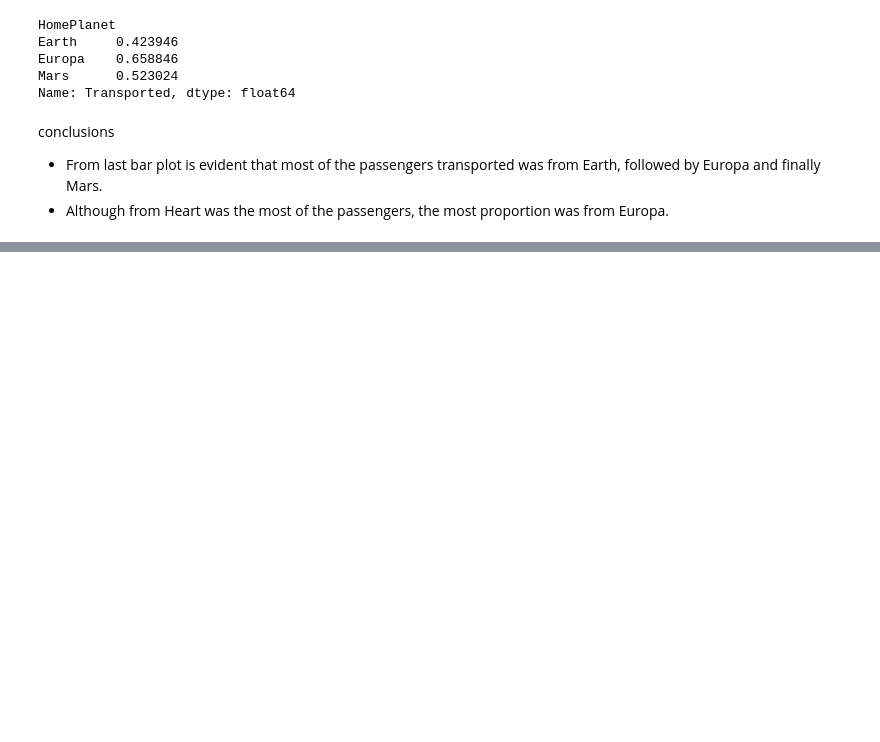
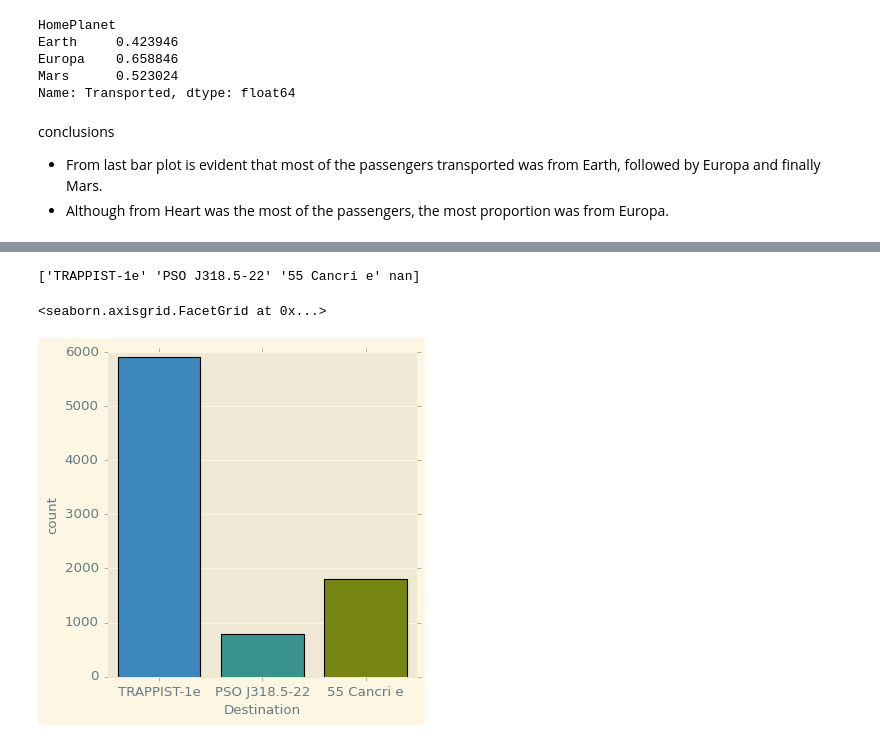
Before and after one commit to SebasAI95/Kaggle_challenge, a Jupyter notebook: spaceship_challenge_02.ipynb, the cells around one changed output, grey strips where cells are left out. Cells and saved outputs as stored; diff of their text form; code cells hidden in the pictures; blank space fills up the shorter version.

```diff
--- a/spaceship_challenge_02.ipynb
+++ b/spaceship_challenge_02.ipynb
@@ -148,0 +168,11 @@ conclusions
+# %%
+# Exist three different destinations, so may be important observe the most desired destination
+destinations = train_data["Destination"].unique()
+print(destinations)
+
+plt.style.use('Solarize_Light2')
+sns.catplot(x="Destination", kind="count", data=train_data)
+# %% [output]
+['TRAPPIST-1e' 'PSO J318.5-22' '55 Cancri e' nan]
+<seaborn.axisgrid.FacetGrid at 0x...>
+[figure, added]
```
Also changed, not shown: parts of 7 cells of this notebook.
